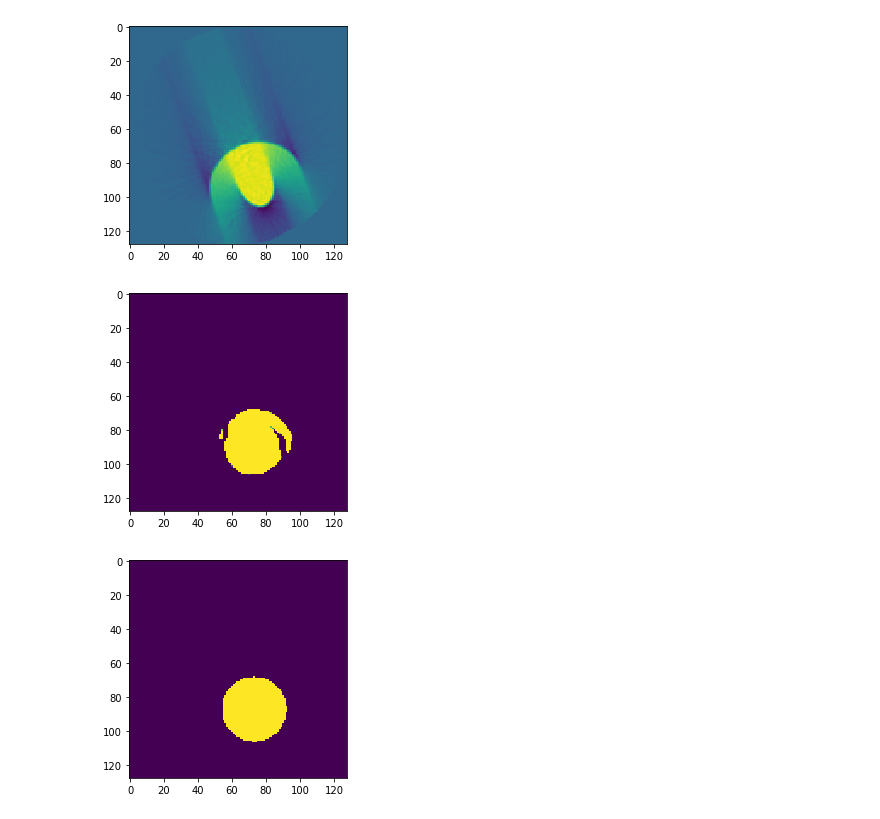
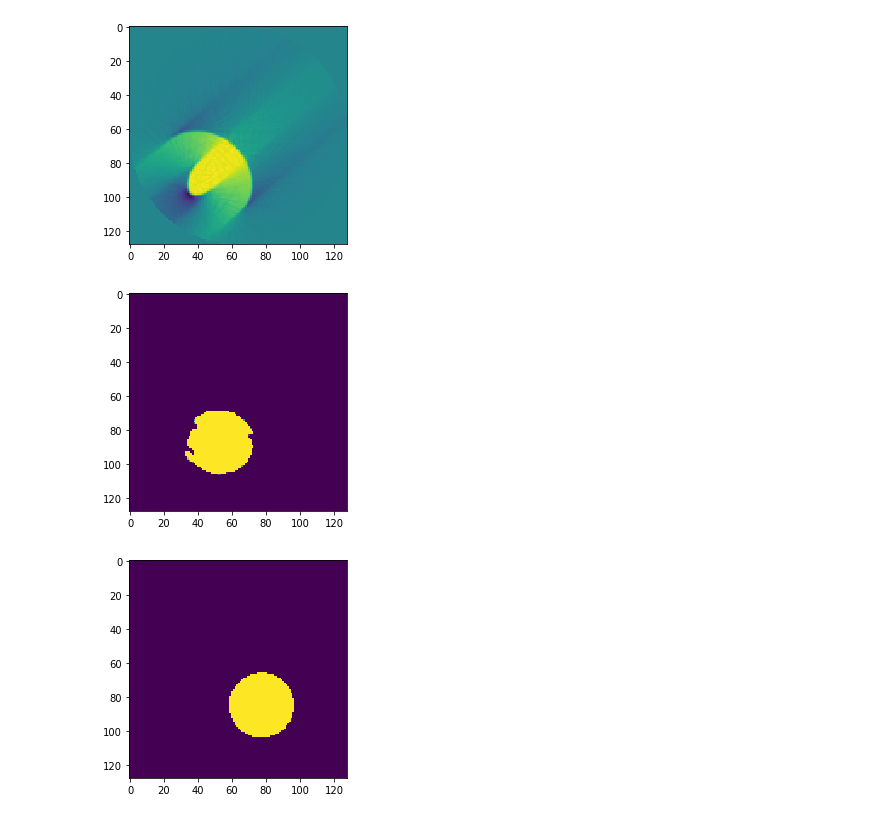
Before and after one commit to KunalMGupta/DIFIR-CT, a Jupyter notebook: Untitled.ipynb, the cells around one changed output. Drawn from its saved outputs; the diff is of its cells as text; code cells hidden in the pictures.

```diff
--- a/Untitled.ipynb
+++ b/Untitled.ipynb
@@ -6,6 +17,8 @@ fbp = np.load('exp1_results/movie_60_80_fbp.npy')
+# %%
+fbp = np.load('exp2_results/movie_0_1500_fbp.npy')
 # %%
-plt.imshow(fbp[...,560])
+plt.imshow(fbp[...,100])
 plt.show()
 # %% [output]
-[figure, old version]
+[figure, new version]
 # %%
@@ -13,6 +26,6 @@ nct = np.load('exp1_results/movie_60_80_nct.npy')
 # %%
-plt.imshow(nct[...,560])
+plt.imshow(nct[...,200])
 plt.show()
 # %% [output]
-[figure, old version]
+[figure, new version]
 # %%
@@ -20,5 +33,5 @@ gt = np.load('exp1_results/movie_60_80_gt.npy')
 # %%
-plt.imshow(gt[...,560])
+plt.imshow(gt[...,600])
 plt.show()
 # %% [output]
-[figure, old version]
+[figure, new version]
```
Also changed, not shown: parts of 6 cells of this notebook, 27 other files.
